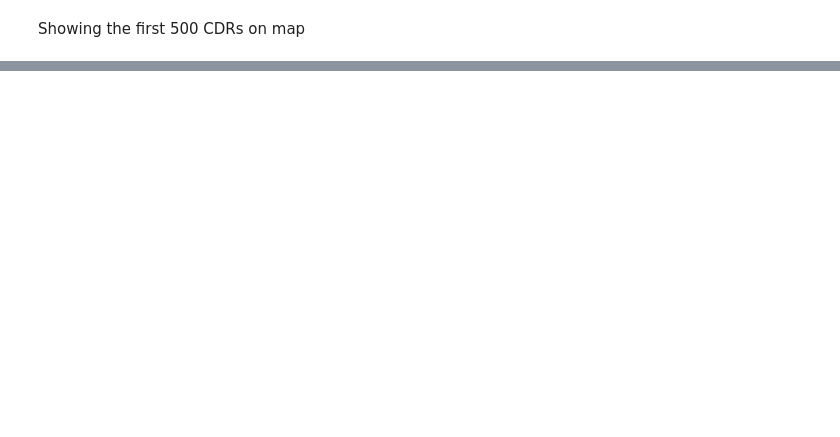
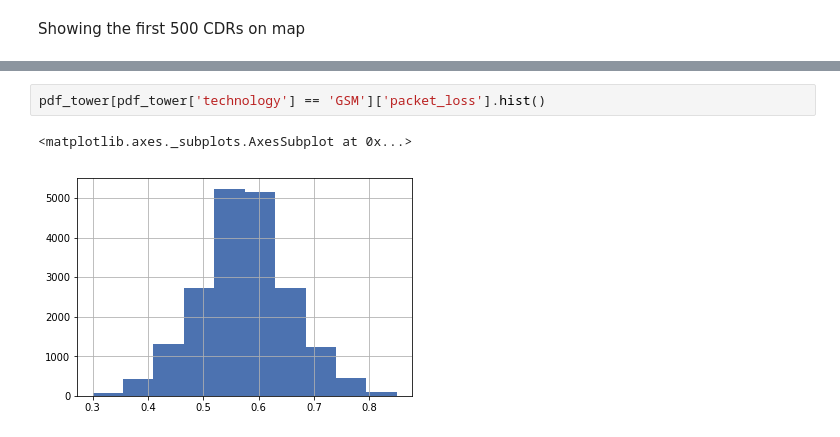
Before and after one commit to Zol-S/other, a Jupyter notebook: bce/2_Cell_Tower_optimization.ipynb, the cells around one changed output, grey strips where cells are left out. Saved outputs shown, nothing was run; the diff lists cells and outputs as text; blank space fills up the shorter version.

```diff
--- a/bce/2_Cell_Tower_optimization.ipynb
+++ b/bce/2_Cell_Tower_optimization.ipynb
@@ -497,0 +618,5 @@ fig.show()
+# %%
+pdf_tower[pdf_tower['technology'] == 'GSM']['packet_loss'].hist()
+# %% [output]
+<matplotlib.axes._subplots.AxesSubplot at 0x...>
+[figure, added]
```
Also changed, not shown: parts of 62 cells of this notebook, 2 other files.
